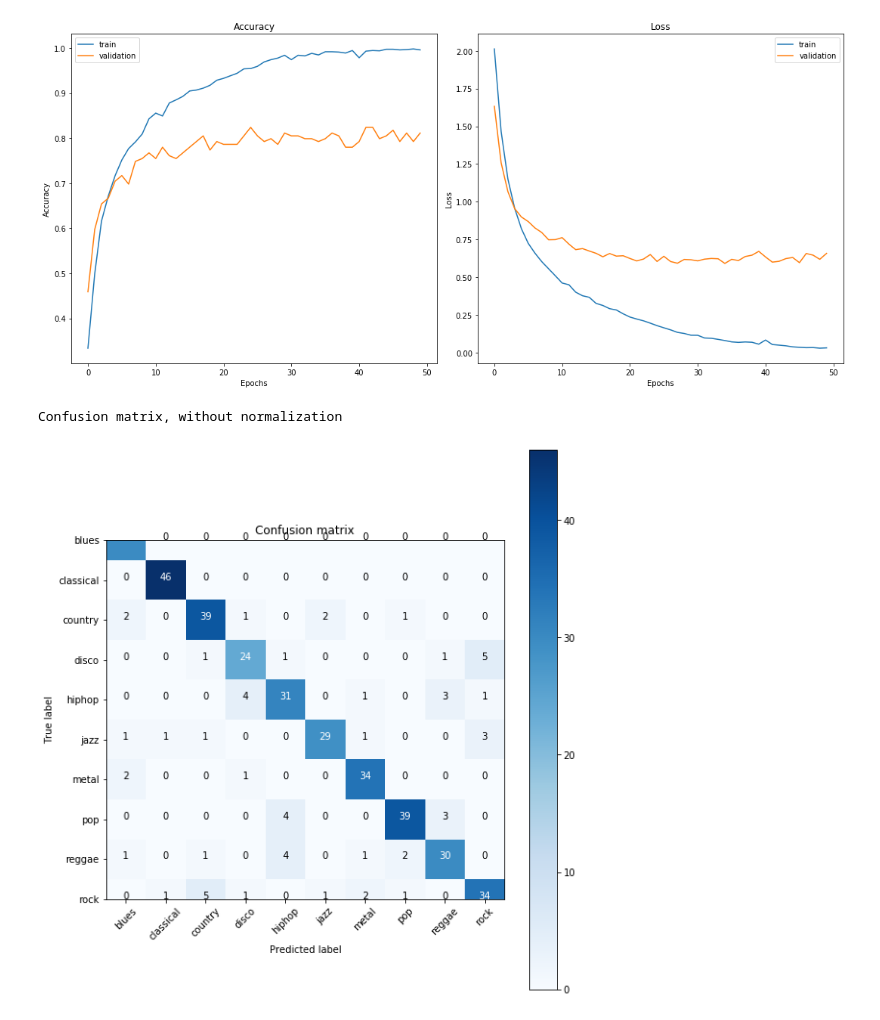
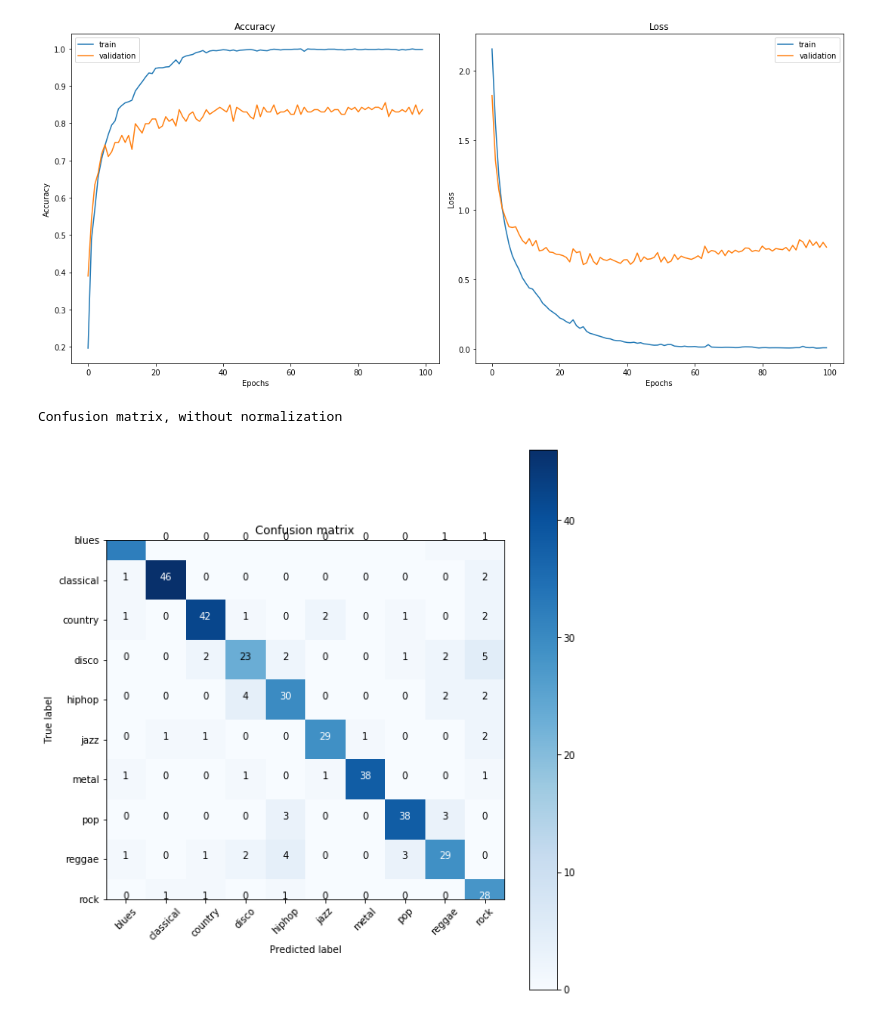
Before and after one commit to maxsanchezdp/final_project_data, a Jupyter notebook: dense_nn.ipynb, the cells around one changed output. Saved outputs shown, nothing was run; the diff lists cells and outputs as text; code cells hidden in the pictures.

```diff
--- a/dense_nn.ipynb
+++ b/dense_nn.ipynb
@@ -46,22 +45,22 @@ X_train.shape
 from keras import models
 from keras import layers
 
-model = models.Sequential()
-model.add(layers.Dense(256, activation='relu', input_shape=(X_train.shape[1],)))
+model1 = models.Sequential()
+model1.add(layers.Dense(256, activation='relu', input_shape=(X_train.shape[1],)))
 
-model.add(layers.Dense(128, activation='relu'))
+model1.add(layers.Dense(128, activation='relu'))
 
-model.add(layers.Dense(64, activation='relu'))
+model1.add(layers.Dense(64, activation='relu'))
 
-model.add(layers.Dense(10, activation='softmax'))
+model1.add(layers.Dense(10, activation='softmax'))
 # %%
-model.compile(optimizer='adam',
+model1.compile(optimizer='adam',
               loss='sparse_categorical_crossentropy',
               metrics=['accuracy'])
 # %%
-history = model.fit(X_train,
+history = model1.fit(X_train,
                     y_train,
-                    epochs=50,
+                    epochs=100,
                     batch_size=128,validation_split=0.1)
 # %% [output]
 Train on 1425 samples, validate on 159 samples
@@ -113,7 +112,7 @@ plt.legend()
 plt.tight_layout()
 plt.show()
 # %% [output]
-[figure, old version]
+[figure, new version]
 # %%
 #http://scikit-learn.org/stable/auto_examples/model_selection/plot_confusion_matrix.html
 def plot_confusion_matrix(cm, classes,
@@ -149,12 +148,12 @@ def plot_confusion_matrix(cm, classes,
     plt.xlabel('Predicted label')
 # %%
 from sklearn.metrics import confusion_matrix
-preds = np.argmax(model.predict(X_test), axis = 1)
+preds = np.argmax(model1.predict(X_test), axis = 1)
 cm = confusion_matrix(preds,y_test)
 keys = OrderedDict(sorted(genres.items(), key=lambda t: t[1])).keys()
 
 plt.figure(figsize=(8,8))
 plot_confusion_matrix(cm, keys, normalize=False)
 # %% [output]
 Confusion matrix, without normalization
-[figure, old version]
+[figure, new version]
```
Also changed, not shown: parts of 16 cells of this notebook, 3 other files.
